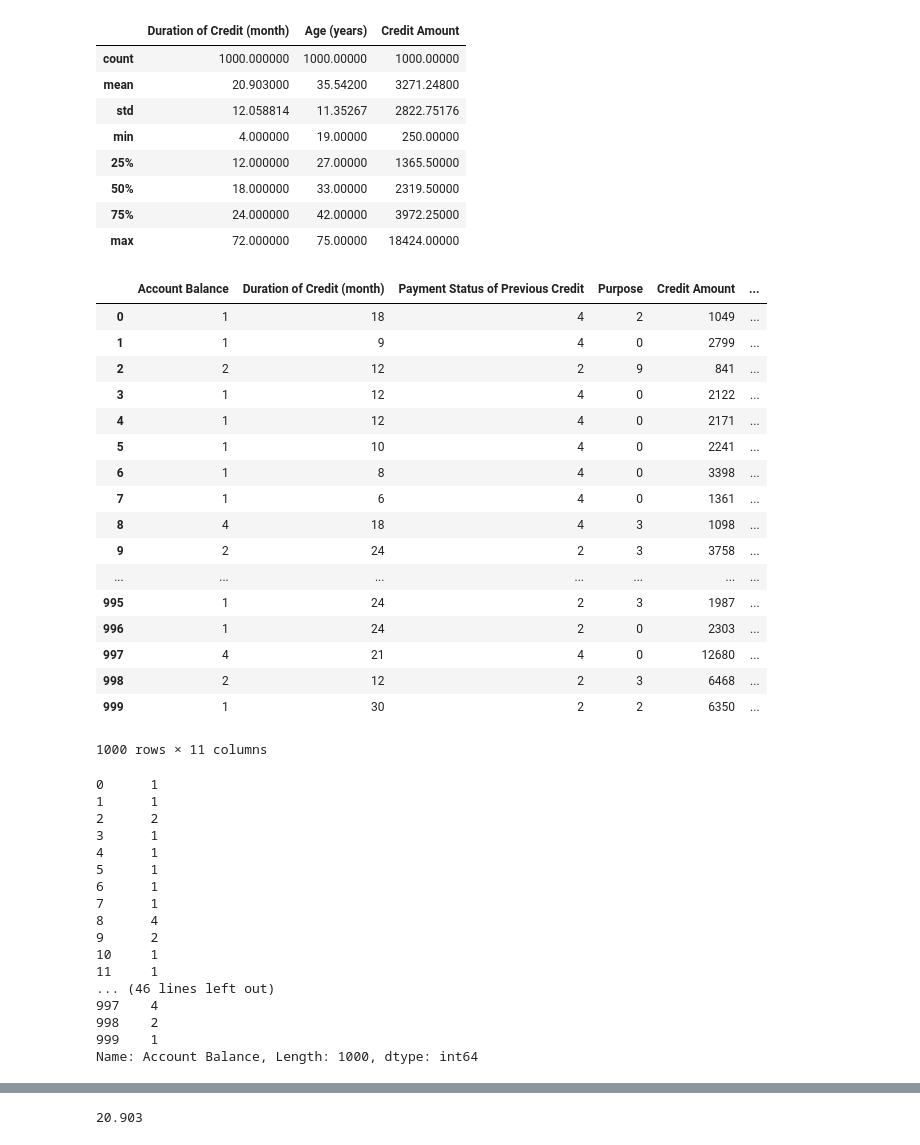
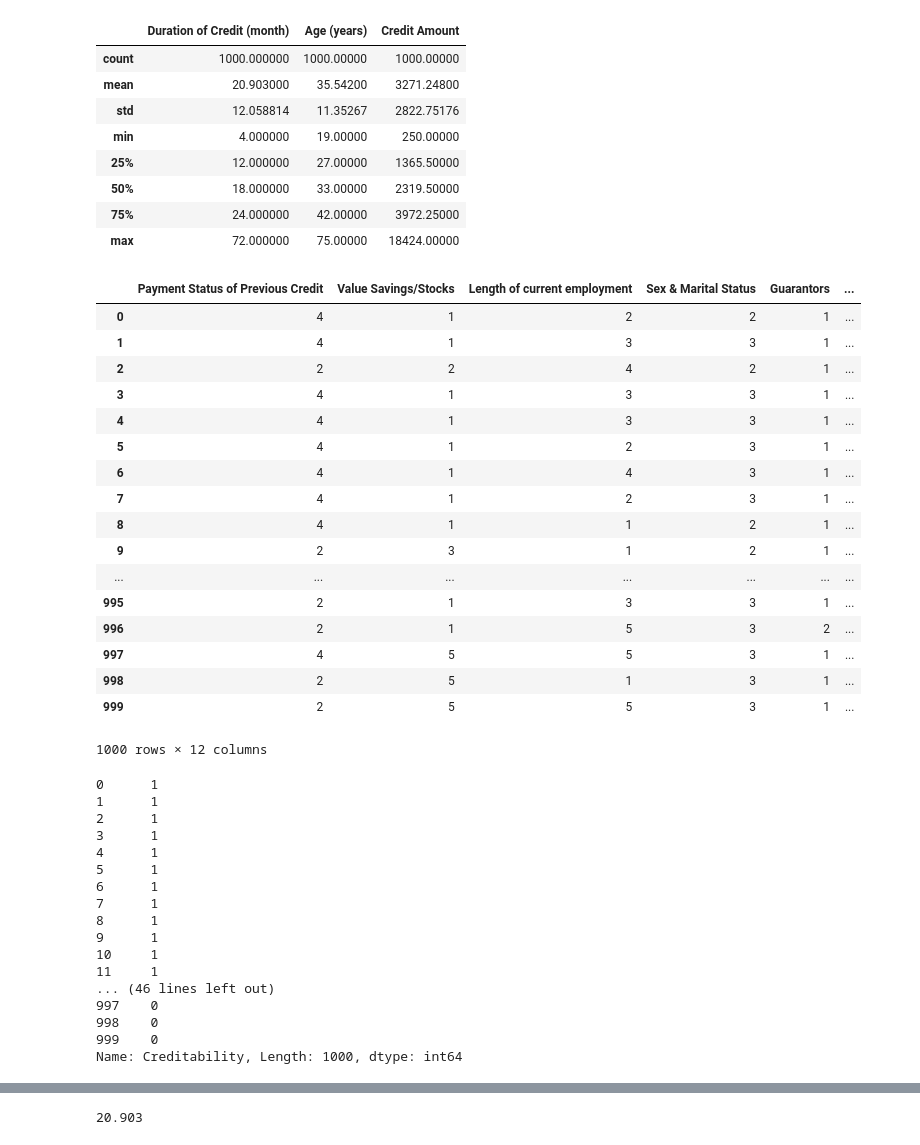
Before and after one commit to Engineered0/German-credit-card-fraud-analysis, a Jupyter notebook: german_credit.ipynb, the cells around one changed output, grey strips where cells are left out. Drawn from its saved outputs; the diff is of its cells as text; code cells hidden in the pictures.

```diff
--- a/german_credit.ipynb
+++ b/german_credit.ipynb
@@ -162,49 +162,50 @@ x.describe()
 | 50% | 18.000000 | 33.00000 | 2319.50000 |
 | 75% | 24.000000 | 42.00000 | 3972.25000 |
 | max | 72.000000 | 75.00000 | 18424.00000 |
-# %%
-x=data1.iloc[:,1:12]
-y=data1.iloc[:,1]
-x
-# %% [output]
-|  | Account Balance | Duration of Credit (month) | Payment Status of Previous Credit | Purpose | Credit Amount | ... |
-| 0 | 1 | 18 | 4 | 2 | 1049 | ... |
-| 1 | 1 | 9 | 4 | 0 | 2799 | ... |
-| 2 | 2 | 12 | 2 | 9 | 841 | ... |
-| 3 | 1 | 12 | 4 | 0 | 2122 | ... |
-| 4 | 1 | 12 | 4 | 0 | 2171 | ... |
-| 5 | 1 | 10 | 4 | 0 | 2241 | ... |
-| 6 | 1 | 8 | 4 | 0 | 3398 | ... |
-| 7 | 1 | 6 | 4 | 0 | 1361 | ... |
-| 8 | 4 | 18 | 4 | 3 | 1098 | ... |
-| 9 | 2 | 24 | 2 | 3 | 3758 | ... |
-| ... | ... | ... | ... | ... | ... | ... |
-| 995 | 1 | 24 | 2 | 3 | 1987 | ... |
-| 996 | 1 | 24 | 2 | 0 | 2303 | ... |
-| 997 | 4 | 21 | 4 | 0 | 12680 | ... |
-| 998 | 2 | 12 | 2 | 3 | 6468 | ... |
-| 999 | 1 | 30 | 2 | 2 | 6350 | ... |
-1000 rows × 11 columns
+# %%
+x=data1.iloc[:,2:21]
+y=data1.iloc[:,0]
+x=x.drop(['Credit Amount','Duration of Credit (month)','Instalment per cent','Purpose','Duration in Current address','Most valuable available asset','Occupation'],axis=1)
+x
+# %% [output]
+|  | Payment Status of Previous Credit | Value Savings/Stocks | Length of current employment | Sex & Marital Status | Guarantors | ... |
+| 0 | 4 | 1 | 2 | 2 | 1 | ... |
+| 1 | 4 | 1 | 3 | 3 | 1 | ... |
+| 2 | 2 | 2 | 4 | 2 | 1 | ... |
+| 3 | 4 | 1 | 3 | 3 | 1 | ... |
+| 4 | 4 | 1 | 3 | 3 | 1 | ... |
+| 5 | 4 | 1 | 2 | 3 | 1 | ... |
+| 6 | 4 | 1 | 4 | 3 | 1 | ... |
+| 7 | 4 | 1 | 2 | 3 | 1 | ... |
+| 8 | 4 | 1 | 1 | 2 | 1 | ... |
+| 9 | 2 | 3 | 1 | 2 | 1 | ... |
+| ... | ... | ... | ... | ... | ... | ... |
+| 995 | 2 | 1 | 3 | 3 | 1 | ... |
+| 996 | 2 | 1 | 5 | 3 | 2 | ... |
+| 997 | 4 | 5 | 5 | 3 | 1 | ... |
+| 998 | 2 | 5 | 1 | 3 | 1 | ... |
+| 999 | 2 | 5 | 5 | 3 | 1 | ... |
+1000 rows × 12 columns
 # %%
 y
 # %% [output]
 0      1
 1      1
-2      2
+2      1
 3      1
 4      1
 5      1
 6      1
 7      1
-8      4
-9      2
+8      1
+9      1
 10     1
 11     1
 ... (46 lines left out)
-997    4
-998    2
-999    1
-Name: Account Balance, Length: 1000, dtype: int64
+997    0
+998    0
+999    0
+Name: Creditability, Length: 1000, dtype: int64
 # %%
 from sklearn import preprocessing
 minmax=preprocessing.MinMaxScaler(feature_range=(0,1))
```
Also changed, not shown: parts of 28 cells of this notebook.
